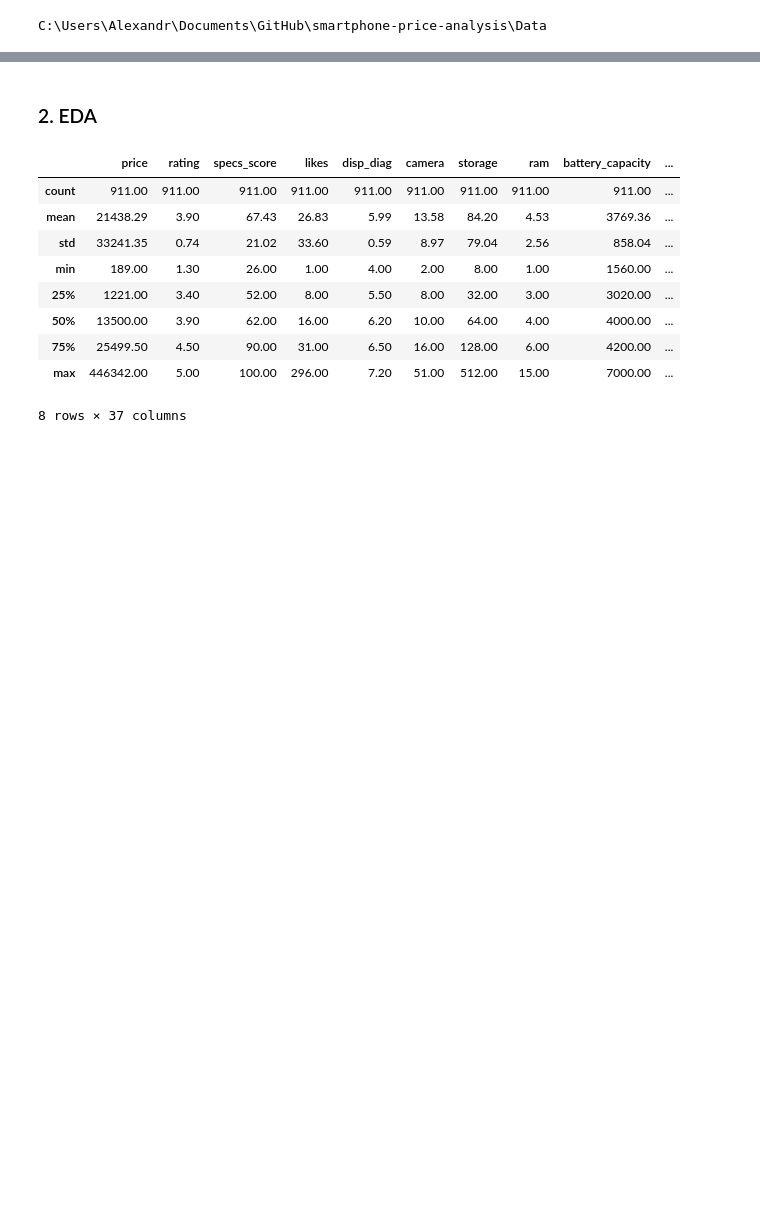
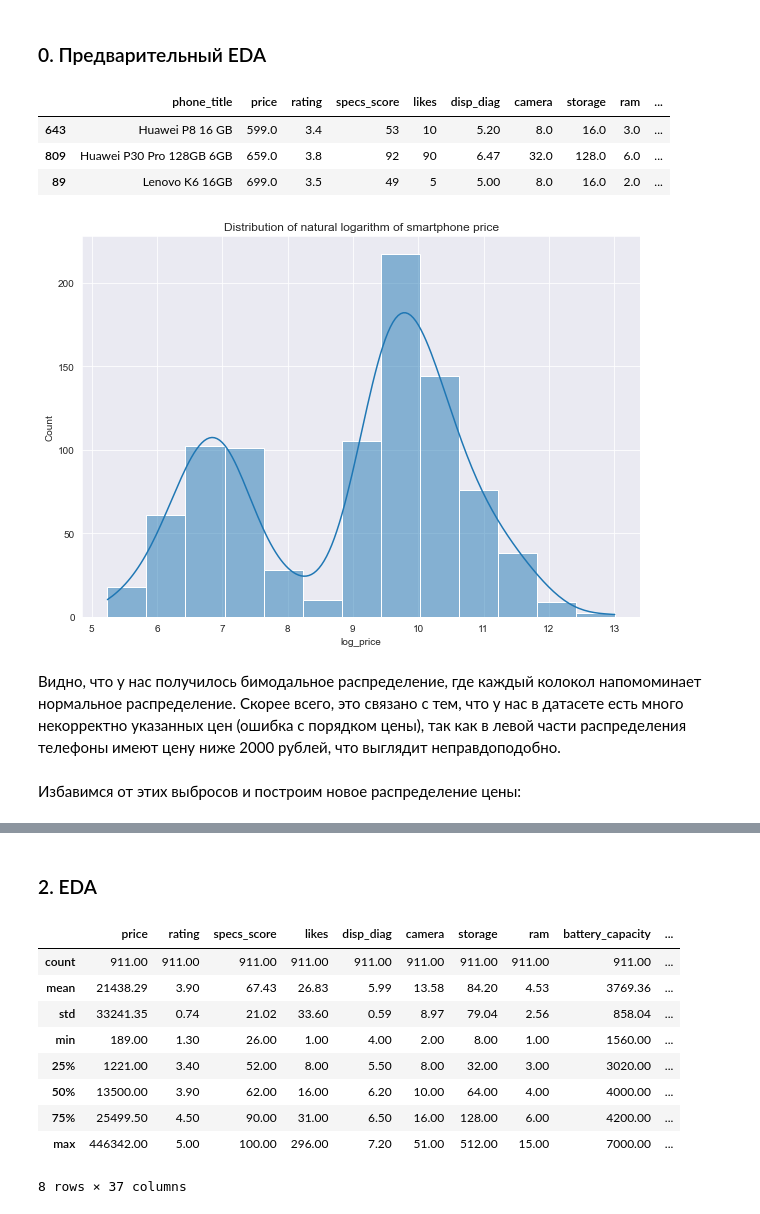
Before and after one commit to Dangerio/smartphone-price-analysis, a Jupyter notebook: Analysis/Analysis.ipynb, the cells around one changed output, grey strips where cells are left out. Drawn from its saved outputs; the diff is of its cells as text; code cells hidden in the pictures; blank space fills up the shorter version.

```diff
--- a/Analysis/Analysis.ipynb
+++ b/Analysis/Analysis.ipynb
@@ -1,7 +1,3 @@
-# %%
-cd "C:\Users\Alexandr\Documents\GitHub\smartphone-price-analysis\Data\"
-# %% [output]
-C:\Users\Alexandr\Documents\GitHub\smartphone-price-analysis\Data
 # %%
 #Блок в рамках которого импотряться математические подсчеты, падас и нампай
 import pandas as pd
@@ -13,4 +9,35 @@ from scipy.stats import kurtosis
 import scipy.stats
 
 
+import os
+
+import seaborn as sns
+sns.set_style('darkgrid')
+import matplotlib.pyplot as plt
+
+
 from sklearn.preprocessing import OneHotEncoder
+# %% [markdown]
+### 0. Предварительный EDA
+# %%
+os.chdir(os.path.normpath(os.getcwd() + os.sep + os.pardir))
+data = pd.read_csv('Data/PhonesDF_years.csv')
+data.sample(3)
+# %% [output]
+|  | phone_title | price | rating | specs_score | likes | disp_diag | camera | storage | ram | ... |
+| 643 | Huawei P8 16 GB | 599.0 | 3.4 | 53 | 10 | 5.20 | 8.0 | 16.0 | 3.0 | ... |
+| 809 | Huawei P30 Pro 128GB 6GB | 659.0 | 3.8 | 92 | 90 | 6.47 | 32.0 | 128.0 | 6.0 | ... |
+| 89 | Lenovo K6 16GB | 699.0 | 3.5 | 49 | 5 | 5.00 | 8.0 | 16.0 | 2.0 | ... |
+# %%
+# adding log price to dataset
+data['log_price'] = np.log(data.price)
+# %%
+fig, ax = plt.subplots(figsize=(10, 7))
+sns.histplot(data=data, x='log_price', ax=ax,  kde=True)
+ax.set_title('Distribution of natural logarithm of smartphone price');
+# %% [output]
+[figure, added]
+# %% [markdown]
+Видно, что у нас получилось бимодальное распределение, где каждый колокол напомоминает нормальное распределение. Скорее всего, это связано с тем, что у нас в датасете есть много некорректно указанных цен (ошибка с порядком цены), так как в левой части распределения телефоны имеют цену ниже 2000 рублей, что выглядит неправдоподобно.
+# %% [markdown]
+Избавимся от этих выбросов и построим новое распределение цены:
```
Also changed, not shown: parts of 7 cells of this notebook, 2 other files.
